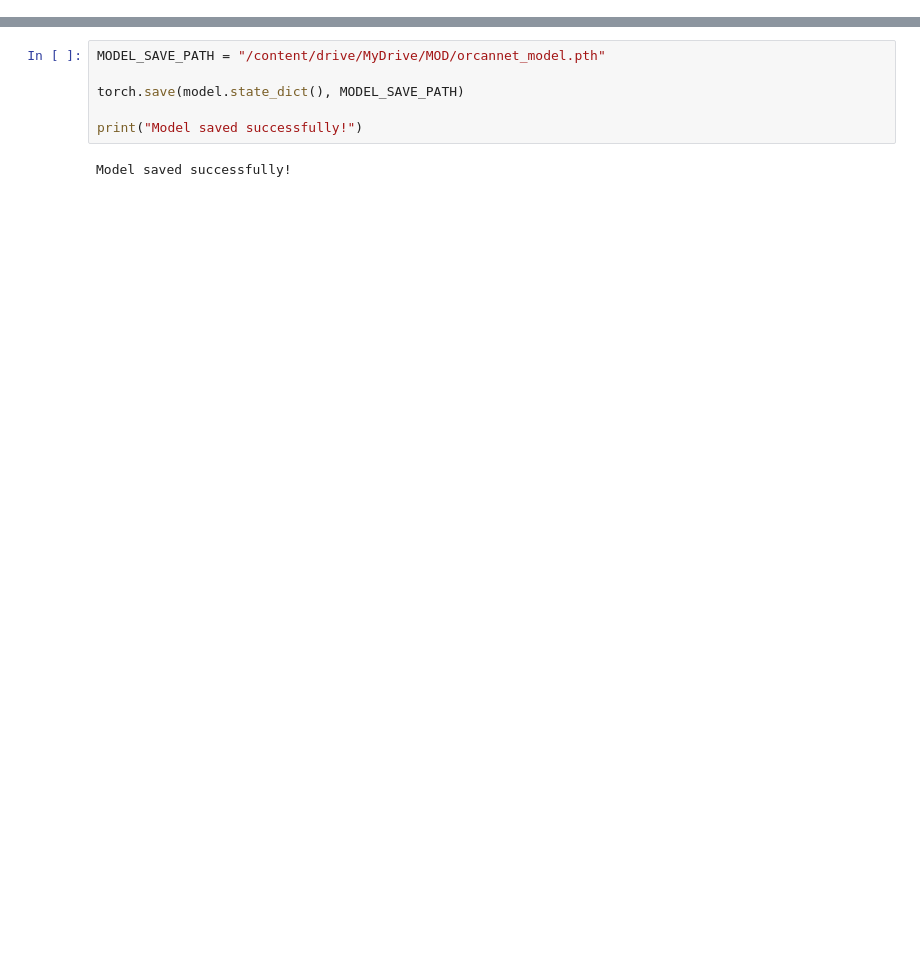
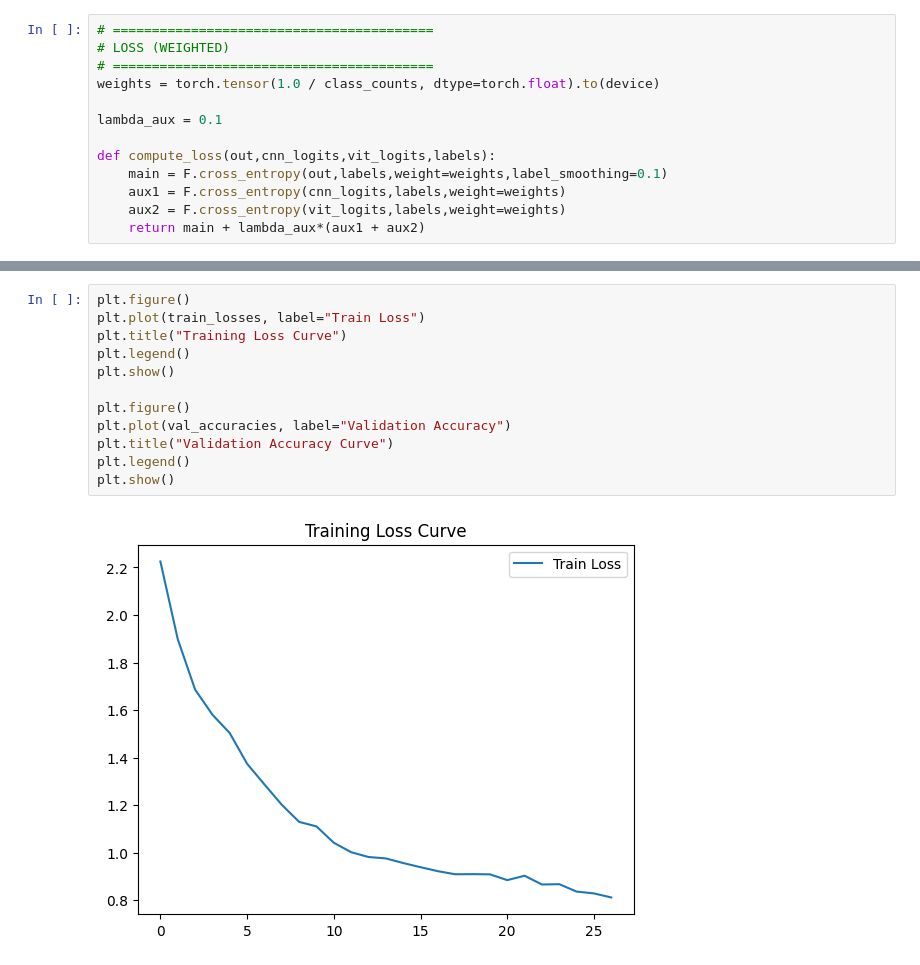
Before and after one commit to santhosh-kumar-karthikeyan/OrCanNet, a Jupyter notebook: CrossAttentionMOD.ipynb, the cells around one changed output, grey strips where cells are left out. Drawn from its saved outputs; the diff is of its cells as text; blank space fills up the shorter version.

```diff
--- a/CrossAttentionMOD.ipynb
+++ b/CrossAttentionMOD.ipynb
@@ -180,0 +191,13 @@ class OrCanNet(nn.Module):
+# %%
+# =========================================
+# LOSS (WEIGHTED)
+# =========================================
+weights = torch.tensor(1.0 / class_counts, dtype=torch.float).to(device)
+
+lambda_aux = 0.1
+
+def compute_loss(out,cnn_logits,vit_logits,labels):
+    main = F.cross_entropy(out,labels,weight=weights,label_smoothing=0.1)
+    aux1 = F.cross_entropy(cnn_logits,labels,weight=weights)
+    aux2 = F.cross_entropy(vit_logits,labels,weight=weights)
+    return main + lambda_aux*(aux1 + aux2)
@@ -264,8 +332,14 @@ Validation Accuracy: 0.6182
-# %%
-MODEL_SAVE_PATH = "/content/drive/MyDrive/MOD/orcannet_model.pth"
-
-torch.save(model.state_dict(), MODEL_SAVE_PATH)
-
-print("Model saved successfully!")
-# %% [output]
-Model saved successfully!
+# %%
+plt.figure()
+plt.plot(train_losses, label="Train Loss")
+plt.title("Training Loss Curve")
+plt.legend()
+plt.show()
+
+plt.figure()
+plt.plot(val_accuracies, label="Validation Accuracy")
+plt.title("Validation Accuracy Curve")
+plt.legend()
+plt.show()
+# %% [output]
+[figure, added]
```
Also changed, not shown: parts of 26 cells of this notebook.
